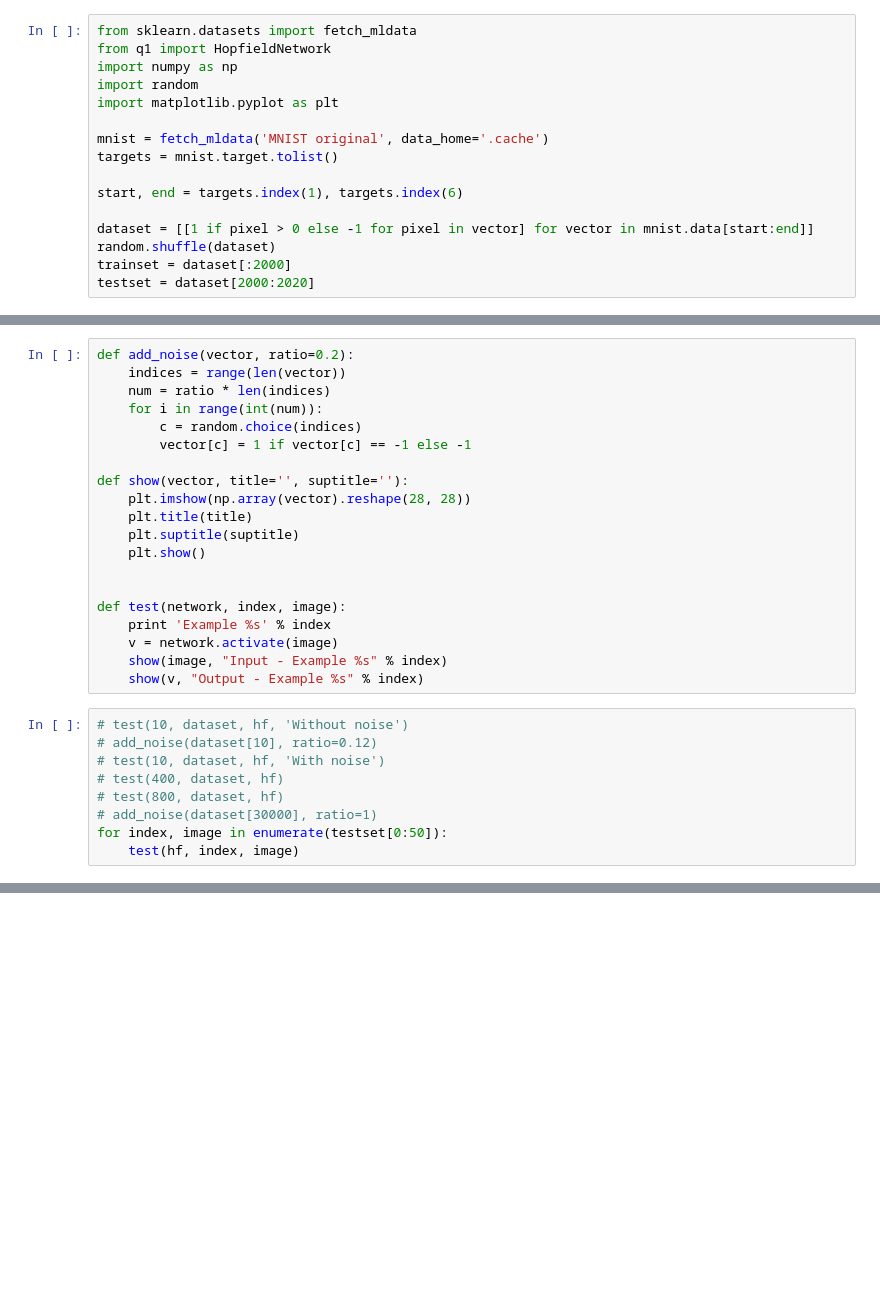
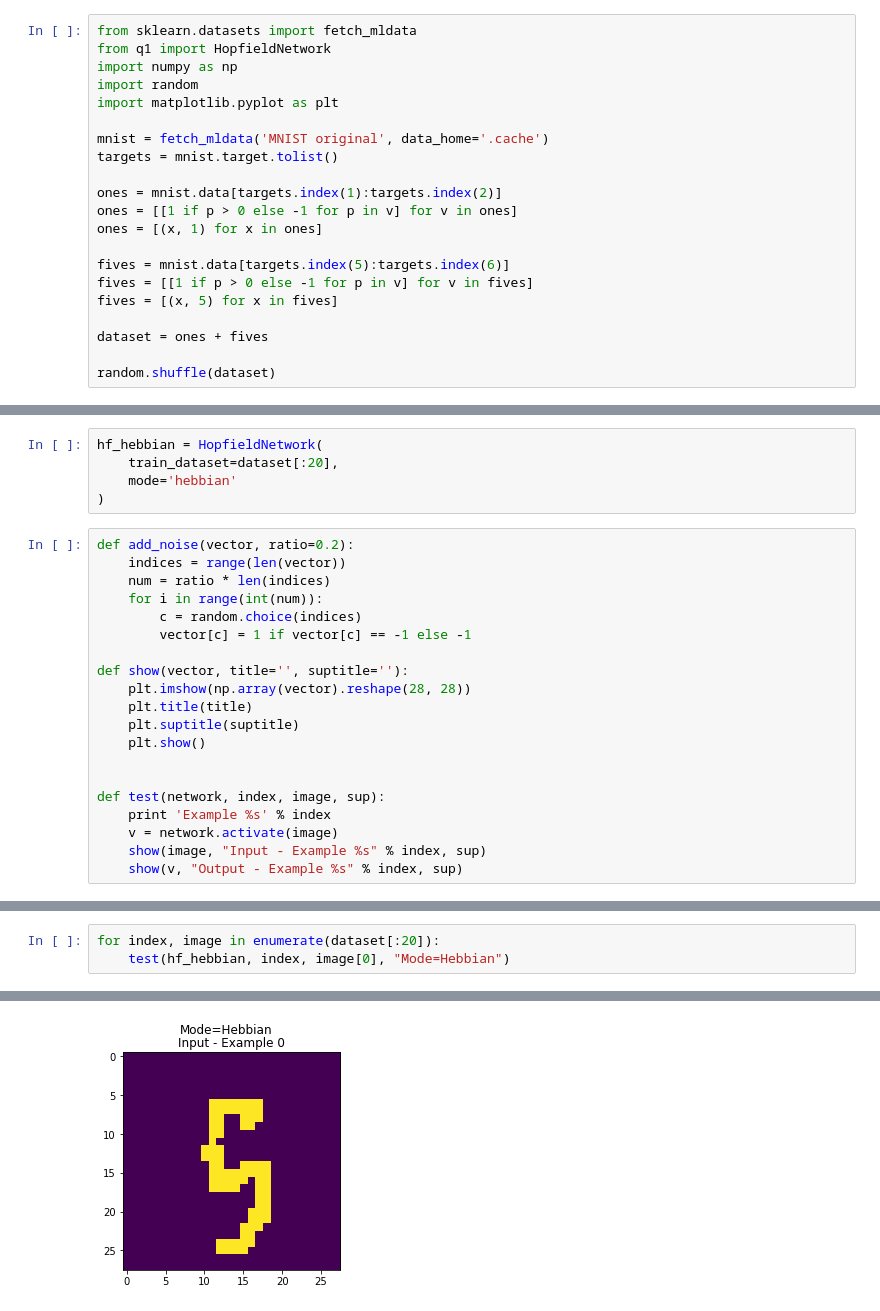
Before and after one commit to baghadiya/comp4107-a3, a Jupyter notebook: a3q1.ipynb, the cells around one changed output, grey strips where cells are left out. Drawn from its saved outputs; the diff is of its cells as text; blank space fills up the shorter version.

```diff
--- a/a3q1.ipynb
+++ b/a3q1.ipynb
@@ -8,10 +8,15 @@ import matplotlib.pyplot as plt
 mnist = fetch_mldata('MNIST original', data_home='.cache')
 targets = mnist.target.tolist()
 
-start, end = targets.index(1), targets.index(6)
+ones = mnist.data[targets.index(1):targets.index(2)]
+ones = [[1 if p > 0 else -1 for p in v] for v in ones]
+ones = [(x, 1) for x in ones]
 
-dataset = [[1 if pixel > 0 else -1 for pixel in vector] for vector in mnist.data[start:end]]
+fives = mnist.data[targets.index(5):targets.index(6)]
+fives = [[1 if p > 0 else -1 for p in v] for v in fives]
+fives = [(x, 5) for x in fives]
+
+dataset = ones + fives
+
 random.shuffle(dataset)
-trainset = dataset[:2000]
-testset = dataset[2000:2020]
 # %%
@@ -20,5 +25,10 @@ hf = HopfieldNetwork(
     mode='storkey'
 )
+# %%
+hf_hebbian = HopfieldNetwork(
+    train_dataset=dataset[:20],
+    mode='hebbian'
+)
 # %%
 def add_noise(vector, ratio=0.2):
     indices = range(len(vector))
@@ -34,17 +44,8 @@ def show(vector, title='', suptitle=''):
     plt.show()
 
 
-def test(network, index, image):
+def test(network, index, image, sup):
     print 'Example %s' % index
     v = network.activate(image)
-    show(image, "Input - Example %s" % index)
-    show(v, "Output - Example %s" % index)
+    show(image, "Input - Example %s" % index, sup)
+    show(v, "Output - Example %s" % index, sup)
-# %%
-# test(10, dataset, hf, 'Without noise')
-# add_noise(dataset[10], ratio=0.12)
-# test(10, dataset, hf, 'With noise')
-# test(400, dataset, hf)
-# test(800, dataset, hf)
-# add_noise(dataset[30000], ratio=1)
-for index, image in enumerate(testset[0:50]):
-    test(hf, index, image)
@@ -64,0 +52,4 @@ Example 3
+# %%
+for index, image in enumerate(dataset[:20]):
+    test(hf_hebbian, index, image[0], "Mode=Hebbian")
+# %% [output]
@@ -64,0 +57 @@ Example 3
+[figure, added]
```
Also changed, not shown: parts of 4 cells of this notebook, 1 other file.
